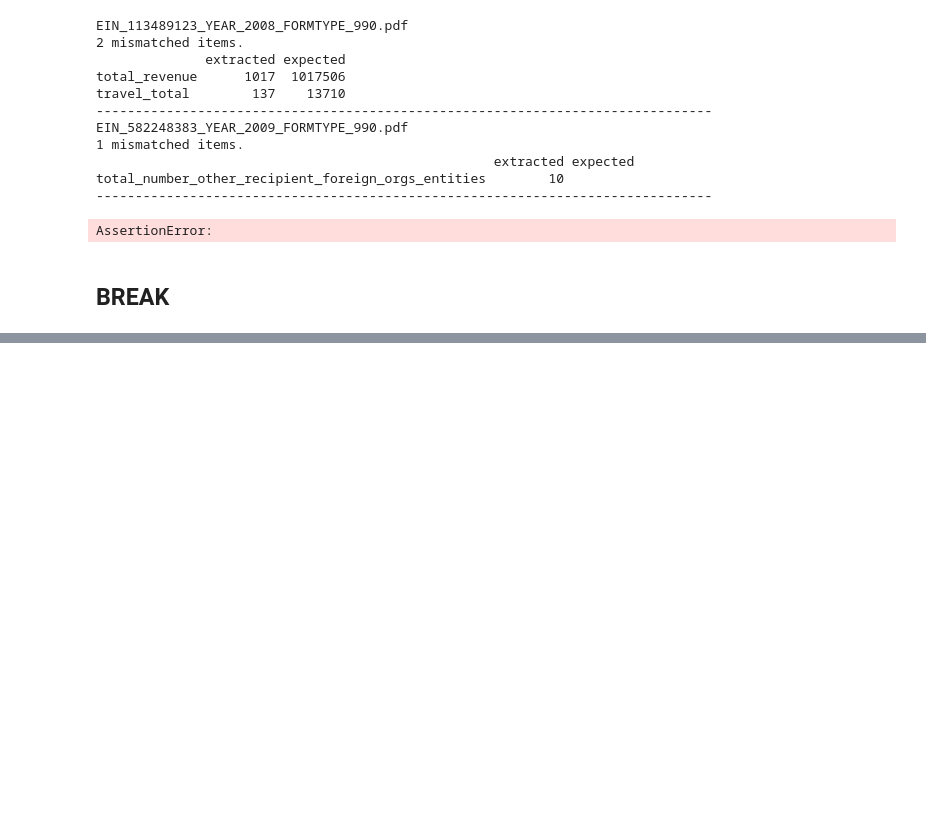
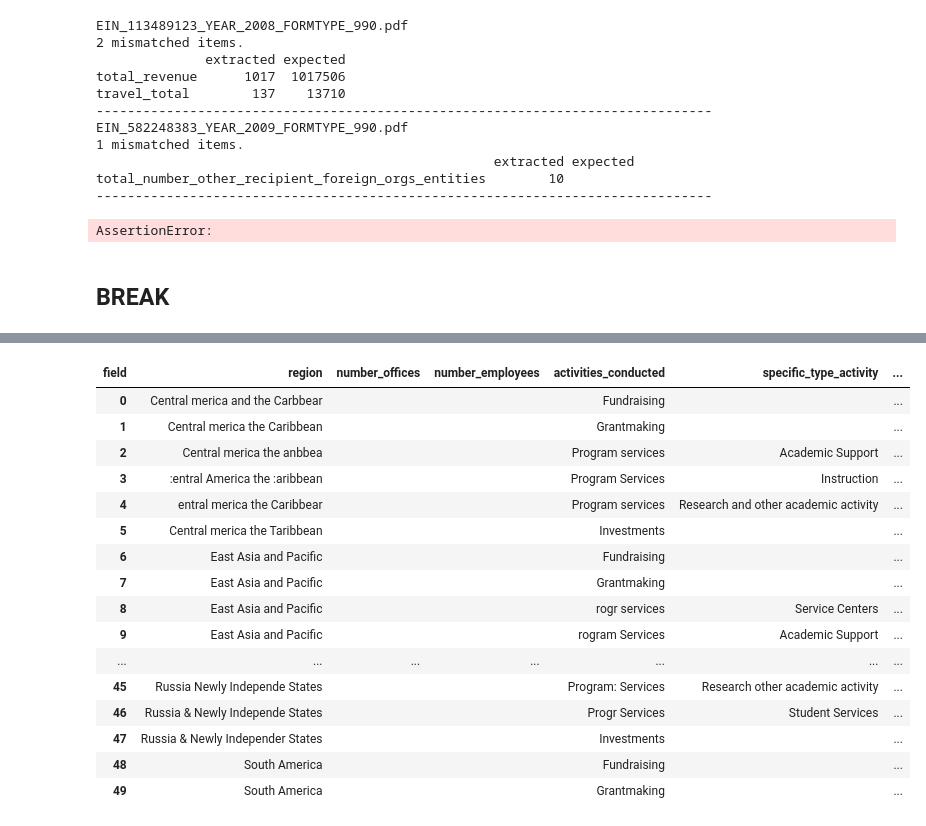
Before and after one commit to ethanscorey/parse_990_textract, a Jupyter notebook: debug_notebook.ipynb, the cells around one changed output, grey strips where cells are left out. Cells and saved outputs as stored; diff of their text form; code cells hidden in the pictures; blank space fills up the shorter version.

Commit message:
Schedule F Part I table extraction working!

```diff
--- a/debug_notebook.ipynb
+++ b/debug_notebook.ipynb
@@ -294,10 +294,10 @@ part_i_table_pages
 # %%
-part_i_tablemaps = pd.DataFrame(
+tablemaps = pd.DataFrame(
     {
-        "page": part_i_table_pages,
-        "tablemap": part_i_table_pages.map(
+        "page": table_pages,
+        "tablemap": table_pages.map(
             lambda page: create_tablemap(
-                test_lines, schedule_f_tablemap_df, page, PART_I_TABLE_NAME
+                test_lines, schedule_f_tablemap_df, page, NAME
             ).dropna()
         ),
     }
@@ -307,23 +320,23 @@ part_i_tablemaps["tablemap"].iloc[0]
 # %%
-part_i_row_extractors = schedule_f_row_extractor_df.loc[
-    schedule_f_row_extractor_df["table"] == PART_I_TABLE_NAME
+row_extractors = schedule_f_row_extractor_df.loc[
+    schedule_f_row_extractor_df["table"] == NAME
 ]
-part_i_table_data = schedule_f_table_extractor_df.loc[
-    schedule_f_table_extractor_df["table"] == PART_I_TABLE_NAME
+table_data = schedule_f_table_extractor_df.loc[
+    schedule_f_table_extractor_df["table"] == NAME
 ].iloc[0]
 # %%
-rows = part_i_tablemaps.assign(
-    extractor=part_i_tablemaps["tablemap"].map(
+rows = tablemaps.assign(
+    extractor=tablemaps["tablemap"].map(
         lambda tablemap: TableExtractor(
-            header_top_label=part_i_table_data["header_top"],
-            top_label=part_i_table_data["table_top"],
-            bottom_label=part_i_table_data["table_bottom"],
+            header_top_label=table_data["header_top"],
+            top_label=table_data["table_top"],
+            bottom_label=table_data["table_bottom"],
             tablemap=tablemap,
-            fields=part_i_row_extractors["field"],
-            field_labels=part_i_row_extractors["col_left"]
+            fields=row_extractors["field"],
+            field_labels=row_extractors["col_left"]
         )
     )
 )
 # %%
-test_extractor = rows["extractor"].iloc[0]
+test_extractor = rows["extractor"].iloc[TEST_INDEX]
 # %%
@@ -331,3 +352,21 @@ test_extractor.get_col_spans(test_words, 22)
 # %%
-test_extractor.extract_rows(test_words, 22).head(50)
+test_extractor.extract_rows(test_words, TEST_PAGE).head(50)
+# %% [output]
+| field | region | number_offices | number_employees | activities_conducted | specific_type_activity | ... |
+| 0 | Central merica and the Carbbear |  |  | Fundraising |  | ... |
+| 1 | Central merica the Caribbean |  |  | Grantmaking |  | ... |
+| 2 | Central merica the anbbea |  |  | Program services | Academic Support | ... |
+| 3 | :entral America the :aribbean |  |  | Program Services | Instruction | ... |
+| 4 | entral merica the Caribbear |  |  | Program services | Research and other academic activity | ... |
+| 5 | Central merica the Taribbean |  |  | Investments |  | ... |
+| 6 | East Asia and Pacific |  |  | Fundraising |  | ... |
+| 7 | East Asia and Pacific |  |  | Grantmaking |  | ... |
+| 8 | East Asia and Pacific |  |  | rogr services | Service Centers | ... |
+| 9 | East Asia and Pacific |  |  | rogram Services | Academic Support | ... |
+| ... | ... | ... | ... | ... | ... | ... |
+| 45 | Russia Newly Independe States |  |  | Program: Services | Research other academic activity | ... |
+| 46 | Russia & Newly Independe States |  |  | Progr Services | Student Services | ... |
+| 47 | Russia & Newly Independer States |  |  | Investments |  | ... |
+| 48 | South America |  |  | Fundraising |  | ... |
+| 49 | South America |  |  | Grantmaking |  | ... |
 # %%
```
Also changed, not shown: parts of 14 cells of this notebook, 1 other file.
